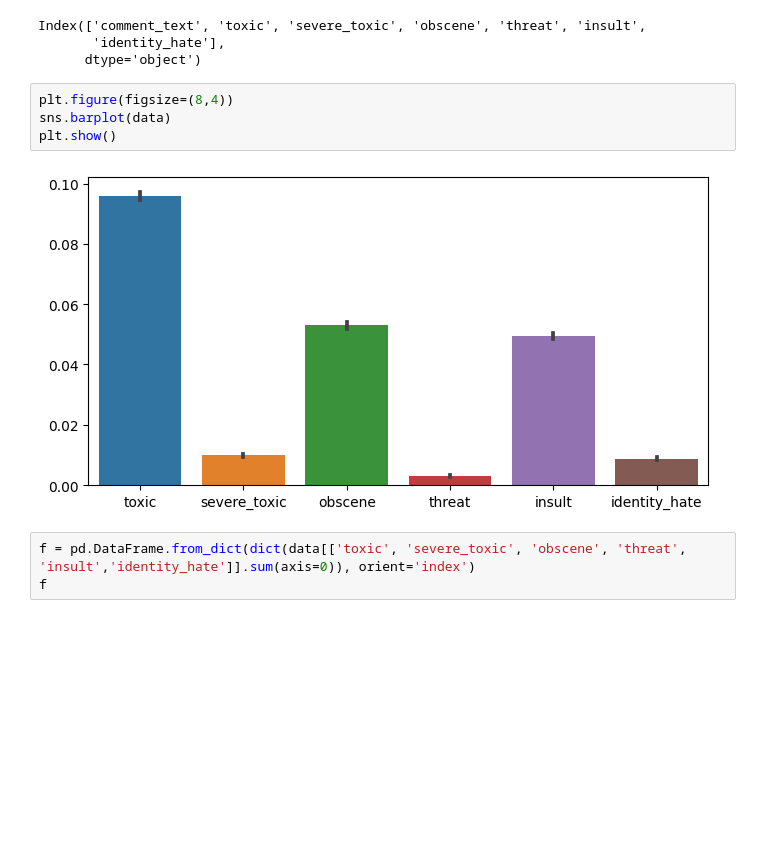
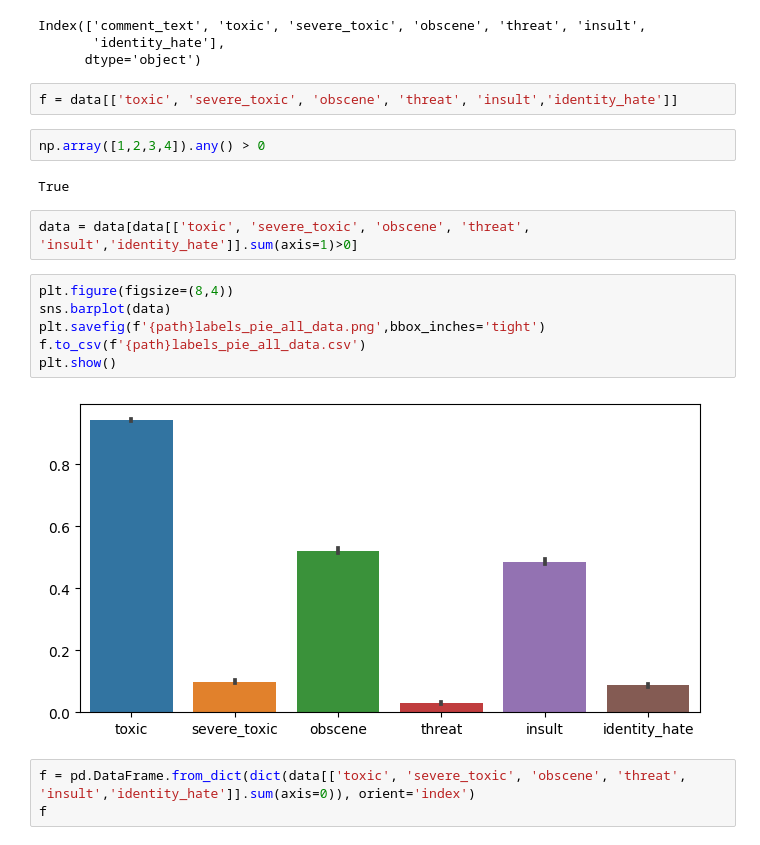
Before and after one commit to RedBatProject/Works, a Jupyter notebook: work 39 toxic.ipynb, the cells around one changed output. Cells and saved outputs as stored; diff of their text form; blank space fills up the shorter version.

```diff
--- a/work 39 toxic.ipynb
+++ b/work 39 toxic.ipynb
@@ -104,12 +104,22 @@ data.columns
 Index(['comment_text', 'toxic', 'severe_toxic', 'obscene', 'threat', 'insult',
        'identity_hate'],
       dtype='object')
+# %%
+f = data[['toxic', 'severe_toxic', 'obscene', 'threat', 'insult','identity_hate']]
+# %%
+np.array([1,2,3,4]).any() > 0
+# %% [output]
+True
+# %%
+data = data[data[['toxic', 'severe_toxic', 'obscene', 'threat', 'insult','identity_hate']].sum(axis=1)>0]
 # %%
 plt.figure(figsize=(8,4))
 sns.barplot(data)
+plt.savefig(f'{path}labels_pie_all_data.png',bbox_inches='tight')
+f.to_csv(f'{path}labels_pie_all_data.csv')
 plt.show()
 # %% [output]
-[figure, old version]
+[figure, new version]
 # %%
 f = pd.DataFrame.from_dict(dict(data[['toxic', 'severe_toxic', 'obscene', 'threat', 'insult','identity_hate']].sum(axis=0)), orient='index')
 f
```
Also changed, not shown: parts of 43 cells of this notebook.
